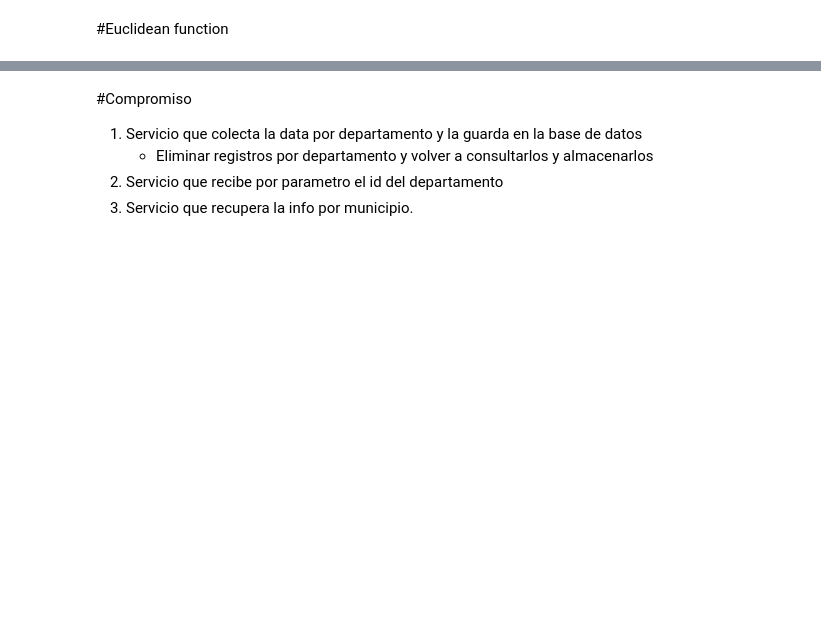
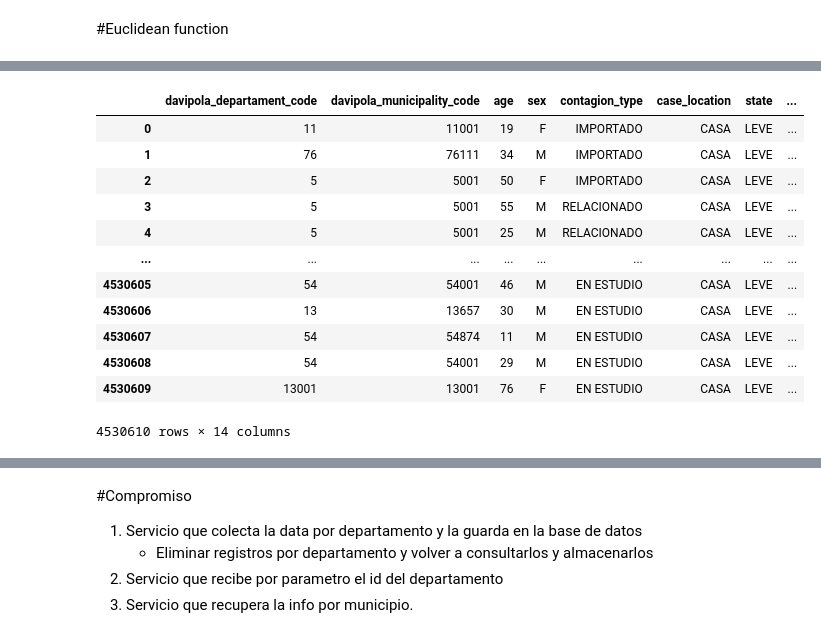
Before and after one commit to Python-Neiva/risk-factors-covid19, a Jupyter notebook: ResearchInPython.ipynb, the cells around one changed output, grey strips where cells are left out. Drawn from its saved outputs; the diff is of its cells as text; code cells hidden in the pictures; blank space fills up the shorter version.

```diff
--- a/ResearchInPython.ipynb
+++ b/ResearchInPython.ipynb
@@ -551,6 +570,20 @@ df_to_use_in_pca.info()
 # %%
 #Convert the DataFrame to use best possible dtypes.
-dfn = df_to_use_in_pca.convert_dtypes()
+dfn = df_to_train.convert_dtypes()
 dfn
+# %% [output]
+|  | davipola_departament_code | davipola_municipality_code | age | sex | contagion_type | case_location | state | ... |
+| 0 | 11 | 11001 | 19 | F | IMPORTADO | CASA | LEVE | ... |
+| 1 | 76 | 76111 | 34 | M | IMPORTADO | CASA | LEVE | ... |
+| 2 | 5 | 5001 | 50 | F | IMPORTADO | CASA | LEVE | ... |
+| 3 | 5 | 5001 | 55 | M | RELACIONADO | CASA | LEVE | ... |
+| 4 | 5 | 5001 | 25 | M | RELACIONADO | CASA | LEVE | ... |
+| ... | ... | ... | ... | ... | ... | ... | ... | ... |
+| 4530605 | 54 | 54001 | 46 | M | EN ESTUDIO | CASA | LEVE | ... |
+| 4530606 | 13 | 13657 | 30 | M | EN ESTUDIO | CASA | LEVE | ... |
+| 4530607 | 54 | 54874 | 11 | M | EN ESTUDIO | CASA | LEVE | ... |
+| 4530608 | 54 | 54001 | 29 | M | EN ESTUDIO | CASA | LEVE | ... |
+| 4530609 | 13001 | 13001 | 76 | F | EN ESTUDIO | CASA | LEVE | ... |
+4530610 rows × 14 columns
 # %%
 dfn.info()
```
Also changed, not shown: parts of 25 cells of this notebook.
